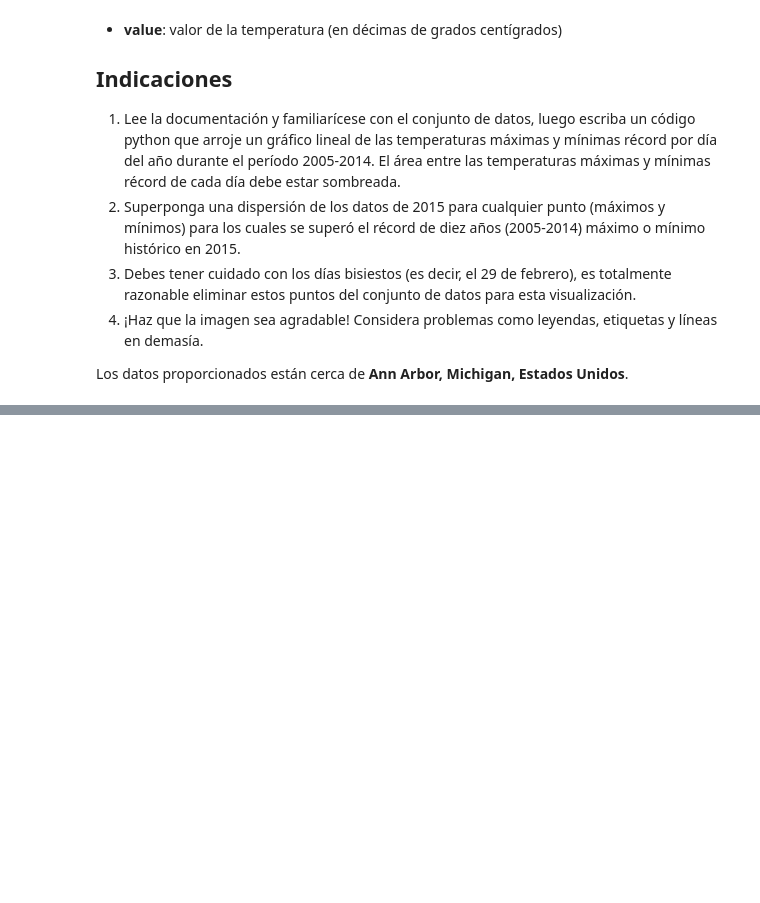
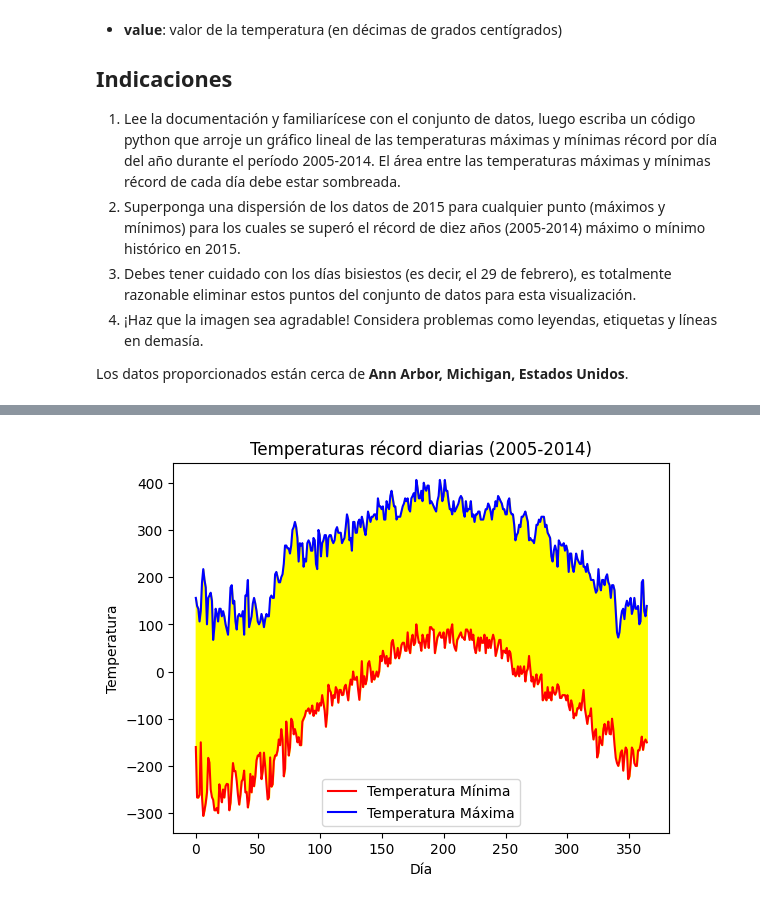
Before and after one commit to sncastro/practica-1-visualizacion, a Jupyter notebook: notebooks/practice.ipynb, the cells around one changed output, grey strips where cells are left out. Drawn from its saved outputs; the diff is of its cells as text; code cells hidden in the pictures; blank space fills up the shorter version.

Commit message:
Versión para entregar.

```diff
--- a/notebooks/practice.ipynb
+++ b/notebooks/practice.ipynb
@@ -31,0 +56,13 @@ import pandas as pd
+# %%
+df_2005_2014 = df[(df['Date'].dt.year >= 2005) & (df['Date'].dt.year <= 2014)]
+# %%
+
+df_2005_2014 = df_2005_2014[~((df_2005_2014['Date'].dt.month == 2) &
+                                (df_2005_2014['Date'].dt.day == 29))]  # Excluyo cuando hay año bisiesto
+
+df_2005_2014['DayOfYear'] = df_2005_2014['Date'].dt.strftime('%m-%d')  # Creo variable día mes-dia para poder agrupar
+
+t_min_records =  df_2005_2014[df_2005_2014['Element'] == 'TMIN']  # Filtro por tipo de elemento TMIN
+t_max_records = df_2005_2014[df_2005_2014['Element'] == 'TMAX']  # Filtro por tipo de elemento TMAX
+# %%
+t_min_group = t_min_records.groupby(['DayOfYear'])['Data_Value'].min()  # Busco el mínimo por día
@@ -31,0 +85,2 @@ import pandas as pd
+# %%
+t_max_group = t_max_records.groupby(['DayOfYear'])['Data_Value'].max()  # Busco el máximo por día
@@ -31,0 +103,11 @@ import pandas as pd
+# %%
+plt.plot(range(len(t_min_group)), t_min_group.values, color='r', label='Temperatura Mínima')  # Hago un plot de temperatura minima en rangos de día para que quede mejor visualmente
+plt.plot(range(len(t_max_group)), t_max_group.values, color='b', label='Temperatura Máxima')  # Hago un plot de temperatura máxima en rangos de día
+plt.fill_between(range(len(t_min_group)), t_min_group.values, t_max_group.values, alpha=1, color='yellow')  # Agrego el área entre ambas líneas
+plt.title('Temperaturas récord diarias (2005-2014)')
+plt.xlabel('Día')
+plt.ylabel('Temperatura')
+plt.legend()
+plt.show()
+# %% [output]
+[figure, added]
```
Also changed, not shown: parts of 13 cells of this notebook.
